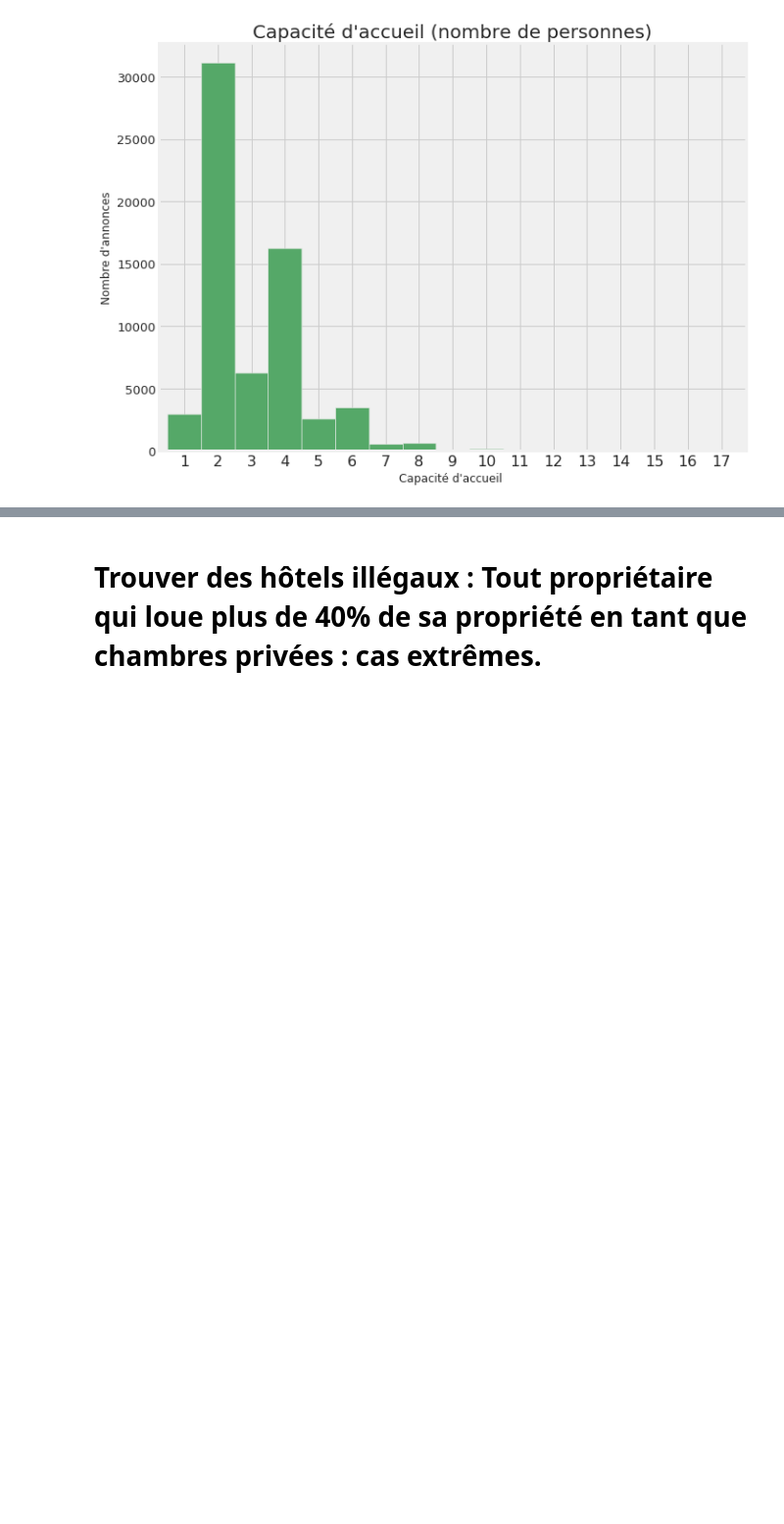
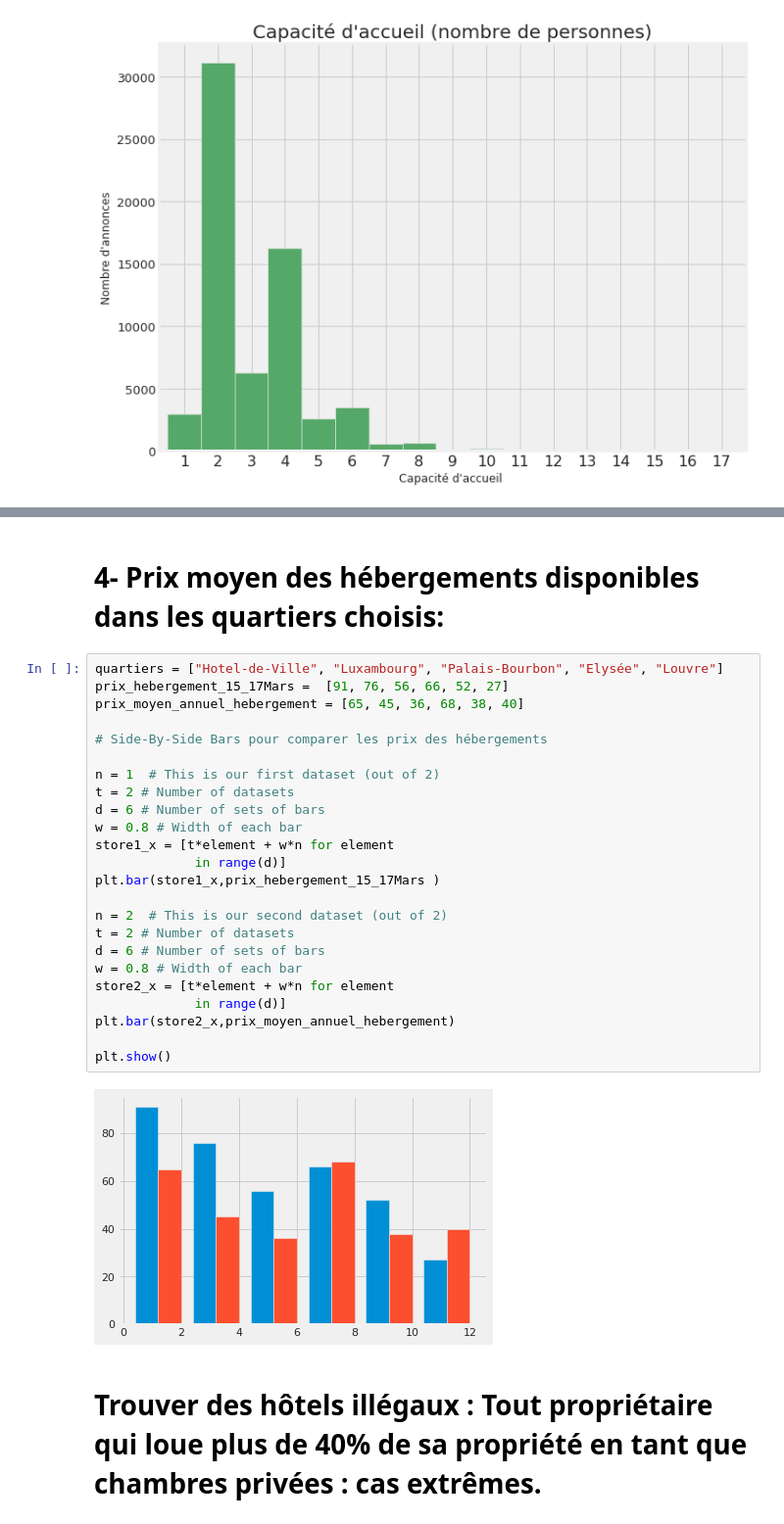
Before and after one commit to djohdjo/dataframe_airbnb, a Jupyter notebook: projet_final_AIRBNB_Paris.ipynb, the cells around one changed output, grey strips where cells are left out. Shown at 98% size. Drawn from its saved outputs; the diff is of its cells as text; blank space fills up the shorter version.

```diff
--- a/projet_final_AIRBNB_Paris.ipynb
+++ b/projet_final_AIRBNB_Paris.ipynb
@@ -708,3 +759,31 @@ plt.show()
+# %% [markdown]
+# 4- Prix moyen des hébergements disponibles dans les quartiers choisis:
+# %%
+quartiers = ["Hotel-de-Ville", "Luxambourg", "Palais-Bourbon", "Elysée", "Louvre"]
+prix_hebergement_15_17Mars =  [91, 76, 56, 66, 52, 27]
+prix_moyen_annuel_hebergement = [65, 45, 36, 68, 38, 40]
+
+# Side-By-Side Bars pour comparer les prix des hébergements
+
+n = 1  # This is our first dataset (out of 2)
+t = 2 # Number of datasets
+d = 6 # Number of sets of bars
+w = 0.8 # Width of each bar
+store1_x = [t*element + w*n for element
+             in range(d)]
+plt.bar(store1_x,prix_hebergement_15_17Mars )
+
+n = 2  # This is our second dataset (out of 2)
+t = 2 # Number of datasets
+d = 6 # Number of sets of bars
+w = 0.8 # Width of each bar
+store2_x = [t*element + w*n for element
+             in range(d)]
+plt.bar(store2_x,prix_moyen_annuel_hebergement)
+
+plt.show()
+# %% [output]
+[figure, added]
 # %% [markdown]
 # **Trouver des hôtels illégaux :  Tout propriétaire qui loue plus de 40% de sa propriété en tant que chambres privées : cas extrêmes.**
 # %%
```
Also changed, not shown: parts of 33 cells of this notebook.
